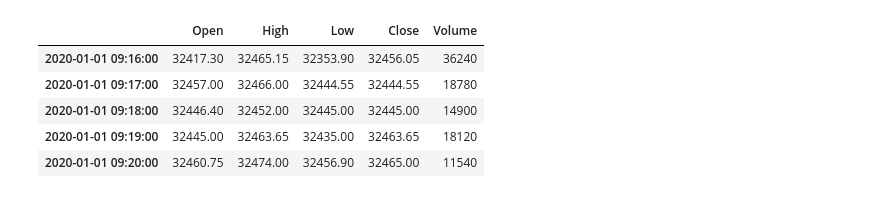
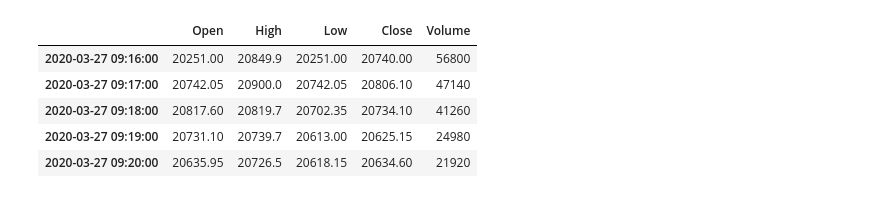
Before and after one commit to pikujs/Algo-Trading, a Jupyter notebook: notebook.ipynb, the cells around one changed output. Cells and saved outputs as stored; diff of their text form; code cells hidden in the pictures.

Commit message:
backtesting updates
Adedd files for backtesting library and indicators
added functions for GUI
Added modules for paramenter optimisation

```diff
--- a/notebook.ipynb
+++ b/notebook.ipynb
@@ -28,0 +30,10 @@ Fetching Data
+# %%
+print("Fetching using dbscrape")
+banknifty_table = "BANKNIFTY_F1"
+
+startdate = "2020-02-02 09:30:00"
+enddate = "2020-02-29 15:30:00"
+
+#data = dbscrape.gettablerange(*(timscale_setup.get_config()), banknifty_table, startdate, enddate)
+rawdata = dbscrape.expirymonth(*(timscale_setup.get_config()), banknifty_table, 4, 2020)
+rawdata.head()
@@ -29,14 +62,15 @@ Fetching Data
 # %%
-datetime_index = pd.DatetimeIndex(pd.to_datetime(data["datetime"]).values)
-data_backtesting = data.set_index(datetime_index)
+datetime_index = pd.DatetimeIndex(pd.to_datetime(rawdata["datetime"]).values)
+data_backtesting = rawdata.set_index(datetime_index)
+#data_backtesting.drop(["datetime", "internalname", "unknown", "expirydate", "exchange"], axis=1, inplace=True)
 data_backtesting.drop(["datetime", "internalname", "unknown", "expirydate", "exchange"], axis=1, inplace=True)
 data_backtesting.rename(columns = {'open':'Open', 'high':'High', 'low':'Low', 'close':'Close', 'volume':'Volume'}, inplace = True)
 
 data_backtesting.head()
 # %% [output]
 |  | Open | High | Low | Close | Volume |
-| 2020-01-01 09:16:00 | 32417.30 | 32465.15 | 32353.90 | 32456.05 | 36240 |
-| 2020-01-01 09:17:00 | 32457.00 | 32466.00 | 32444.55 | 32444.55 | 18780 |
-| 2020-01-01 09:18:00 | 32446.40 | 32452.00 | 32445.00 | 32445.00 | 14900 |
-| 2020-01-01 09:19:00 | 32445.00 | 32463.65 | 32435.00 | 32463.65 | 18120 |
-| 2020-01-01 09:20:00 | 32460.75 | 32474.00 | 32456.90 | 32465.00 | 11540 |
+| 2020-03-27 09:16:00 | 20251.00 | 20849.9 | 20251.00 | 20740.00 | 56800 |
+| 2020-03-27 09:17:00 | 20742.05 | 20900.0 | 20742.05 | 20806.10 | 47140 |
+| 2020-03-27 09:18:00 | 20817.60 | 20819.7 | 20702.35 | 20734.10 | 41260 |
+| 2020-03-27 09:19:00 | 20731.10 | 20739.7 | 20613.00 | 20625.15 | 24980 |
+| 2020-03-27 09:20:00 | 20635.95 | 20726.5 | 20618.15 | 20634.60 | 21920 |
```
Also changed, not shown: parts of 20 cells of this notebook, 9 other files.
